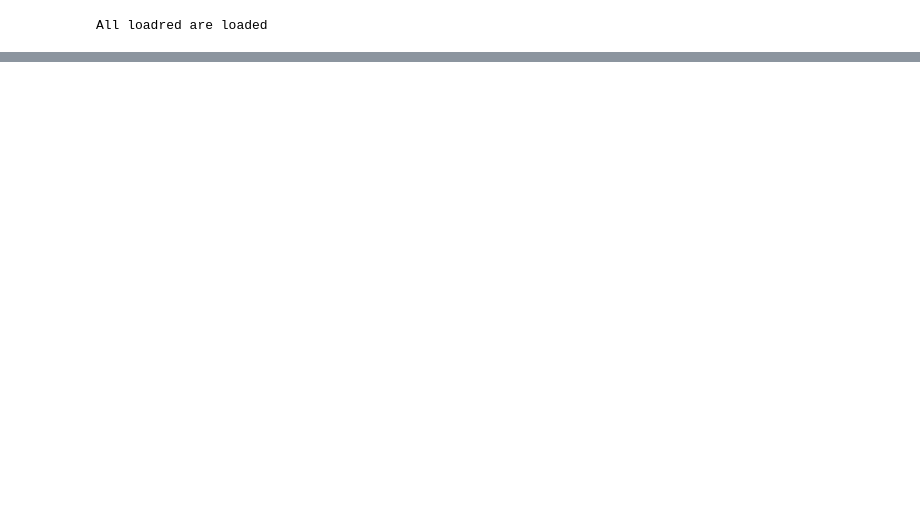
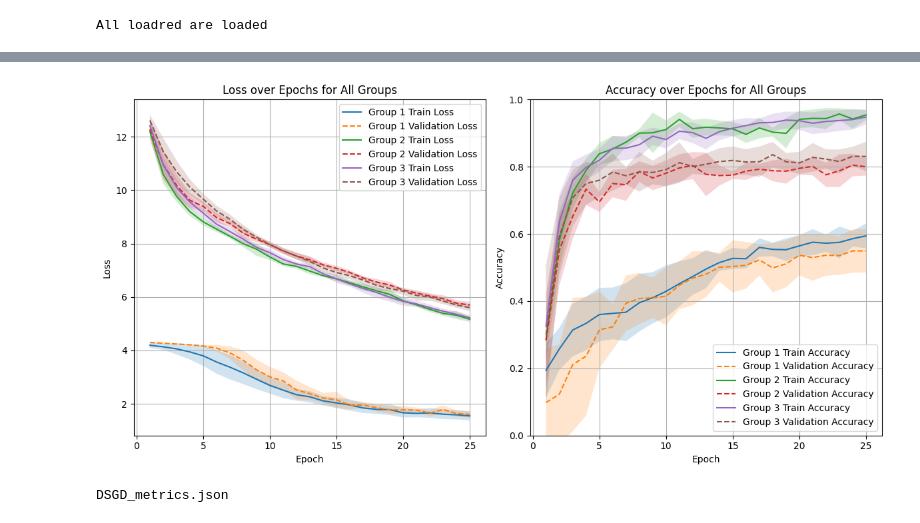
Before and after one commit to abdulmomen-ghalkha/Multimodal, a Jupyter notebook: FMTL.ipynb, the cells around one changed output, grey strips where cells are left out. Cells and saved outputs as stored; diff of their text form; code cells hidden in the pictures; blank space fills up the shorter version.

```diff
--- a/FMTL.ipynb
+++ b/FMTL.ipynb
@@ -623,7 +647,7 @@ def validate_user_models(user_id, model, val_loader, criterion, local_modalities
 
             # Forward pass
             outputs = model(**modality_inputs)
-            loss = criterion(outputs, labels)
+            loss = criterion(model, outputs, labels)
 
             # Accumulate metrics
             total_loss += loss.item() * labels.size(0)
@@ -660,6 +684,9 @@ def fmtl_aggregation(classifiers, optimizers, train_loaders, user_modalities, us
         criterion (torch.nn.Module): Loss function.
         device (torch.device): Computation device.
     """
+    for i, j in zip(*adjacency_matrix.nonzero()):
+        P[(i, j)] = P[(i, j)].to(device)
+        P[(j, i)] = P[(j, i)].to(device)
 
     for user_id in range(no_users):
         print(f"FMTL: {user_id}")
@@ -692,7 +719,7 @@ def fmtl_aggregation(classifiers, optimizers, train_loaders, user_modalities, us
 
             # Forward pass using selected modalities
             predictions = client_model(**modality_inputs)
-            loss = criterion(predictions, labels)
+            loss = criterion(client_model, predictions, labels)
 
             # Backpropagation (only for classifier)
             loss.backward()
@@ -745,6 +772,18 @@ def fmtl_aggregation(classifiers, optimizers, train_loaders, user_modalities, us
                     theta_j = torch.cat([param.view(-1) for param in classifiers[j].classifier.parameters()])
 
                     P[(user_id, j)] -= eta * lambda_reg * torch.outer(P_ij @ theta_i - P_ji @ theta_j, theta_i)
+
+
+    for i, j in zip(*adjacency_matrix.nonzero()):
+        P[(i, j)] = P[(i, j)].to("cpu")
+        P[(j, i)] = P[(j, i)].to("cpu")
+# %%
+def cross_entropy_loss_with_l2(model, logits, targets, l2_strength=1e-3):
+    criterion = nn.CrossEntropyLoss()
+    loss = criterion(logits, targets)
+    l2_reg = sum(param.pow(2).sum() for param in model.parameters())
+
+    return loss + l2_strength * l2_reg
 # %%
 import numpy as np
 import torch
@@ -752,14 +791,14 @@ import torch.nn as nn
 
 # Hyperparameters
 lambda_reg = 0.01
-eta = 0.01
+eta = 0.001
 alpha = 1e-3
 # Dictionaries to store metrics
 group_train_loss_histories = {1: [], 2: [], 3: []}
 group_train_accuracy_histories = {1: [], 2: [], 3: []}
 group_val_loss_histories = {1: [], 2: [], 3: []}
 group_val_accuracy_histories = {1: [], 2: [], 3: []}
-criterion = nn.CrossEntropyLoss()
+criterion = cross_entropy_loss_with_l2#nn.CrossEntropyLoss()
 
 global_rounds = 100
 local_epochs = 1
@@ -776,9 +815,8 @@ for round_num in range(global_rounds):
     epoch_group_val_losses = {1: [], 2: [], 3: []}
     epoch_group_val_accuracies = {1: [], 2: [], 3: []}
 
-    per_modelaity_decentralized_aggregation(all_models, mixing_matrices, available_modalities, user_modalities, base_models)
 
-    fmtl_aggregation(all_models, classifier_optimizers, train_loaders, user_modalities, user_groups, no_users, adjacency_matrix, P, alpha, lambda_reg, eta, criterion, device)
+
     print("FinishedFMTLAggregatin")
     # Training phase
     for user_id in range(no_users):
@@ -804,7 +842,9 @@ for round_num in range(global_rounds):
         epoch_group_train_losses[group].append(train_loss)
         epoch_group_train_accuracies[group].append(train_accuracy)
 
+    per_modelaity_decentralized_aggregation(all_models, mixing_matrices, available_modalities, user_modalities, base_models)
 
+    fmtl_aggregation(all_models, classifier_optimizers, train_loaders, user_modalities, user_groups, no_users, adjacency_matrix, P, alpha, lambda_reg, eta, criterion, device)
 
 
     # Validation phase
@@ -824,13 +864,13 @@ for round_num in range(global_rounds):
 
     # Store final metrics for each group
     for group in [1, 2, 3]:
-        group_train_loss_histories[group].append(np.mean(epoch_group_train_losses[group]))
-        group_train_accuracy_histories[group].append(np.mean(epoch_group_train_accuracies[group]))
-        group_val_loss_histories[group].append(np.mean(epoch_group_val_losses[group]))
-        group_val_accuracy_histories[group].append(np.mean(epoch_group_val_accuracies[group]))
+        group_train_loss_histories[group].append(epoch_group_train_losses[group])
+        group_train_accuracy_histories[group].append(epoch_group_train_accuracies[group])
+        group_val_loss_histories[group].append(epoch_group_val_losses[group])
+        group_val_accuracy_histories[group].append(epoch_group_val_accuracies[group])
 
     # Print final results for this round
     print(f"---- Global Round {round_num + 1} Metrics ----")
     for group in [1, 2, 3]:
-        print(f"  Group {group} - Train Loss: {group_train_loss_histories[group][-1]:.4f}, Train Accuracy: {group_train_accuracy_histories[group][-1]:.4f}")
-        print(f"  Group {group} - Val Loss: {group_val_loss_histories[group][-1]:.4f}, Val Accuracy: {group_val_accuracy_histories[group][-1]:.4f}")
+        print(f"  Group {group} - Train Loss: {np.mean(group_train_loss_histories[group][-1]):.4f}, Train Accuracy: {np.mean(group_train_accuracy_histories[group][-1]):.4f}")
+        print(f"  Group {group} - Val Loss: {np.mean(group_val_loss_histories[group][-1]):.4f}, Val Accuracy: {np.mean(group_val_accuracy_histories[group][-1]):.4f}")
@@ -909,5 +988,5 @@ train(model, train_loaders[0], criterion, optimizer)
 # %%
-num_epochs = 6#global_rounds
+num_epochs = 25#global_rounds
 # Convert metrics to numpy arrays for easy manipulation
 group_train_loss_histories = {k: np.array(v) for k, v in group_train_loss_histories.items()}
 group_train_accuracy_histories = {k: np.array(v) for k, v in group_train_accuracy_histories.items()}
@@ -944,33 +1023,35 @@ for group in [1, 2, 3]:
 
 plt.title("Loss over Epochs for All Groups")
 plt.xlabel("Epoch")
 plt.ylabel("Loss")
 plt.legend()
 plt.grid()
 
 # Accuracy Plot
 plt.subplot(1, 2, 2)
 for group in [1, 2, 3]:
     plt.plot(range(1, num_epochs + 1), group_train_acc_mean[group], label=f"Group {group} Train Accuracy")
     plt.fill_between(range(1, num_epochs + 1),
                      group_train_acc_mean[group] - group_train_acc_std[group],
                      group_train_acc_mean[group] + group_train_acc_std[group],
                      alpha=0.2)
     plt.plot(range(1, num_epochs + 1), group_val_acc_mean[group], label=f"Group {group} Validation Accuracy", linestyle="dashed")
     plt.fill_between(range(1, num_epochs + 1),
                      group_val_acc_mean[group] - group_val_acc_std[group],
                      group_val_acc_mean[group] + group_val_acc_std[group],
                      alpha=0.2)
 
 plt.title("Accuracy over Epochs for All Groups")
 plt.xlabel("Epoch")
 plt.ylabel("Accuracy")
 plt.ylim([0, 1])  # Ensure y-axis is between 0 and 1 for accuracy
 plt.legend()
 plt.grid()
 
 plt.tight_layout()
 plt.show()
+# %% [output]
+[figure, added]
 # %%
 import json
 
@@ -986,6 +1067,8 @@ data_to_save = {
     "group_val_acc_std": {k: v.tolist() for k, v in group_val_acc_std.items()}
 }
 
-#with open("FMTL_metrics_New_graph_0_2_FL_eye_P.json", "w") as f:
-#    json.dump(data_to_save, f)
+with open("FMTL_metrics_randn_P_adam_NIID.json", "w") as f:
+    json.dump(data_to_save, f)
 print("DSGD_metrics.json")
+# %% [output]
+DSGD_metrics.json
```
Also changed, not shown: parts of 18 cells of this notebook, 3 other files.
